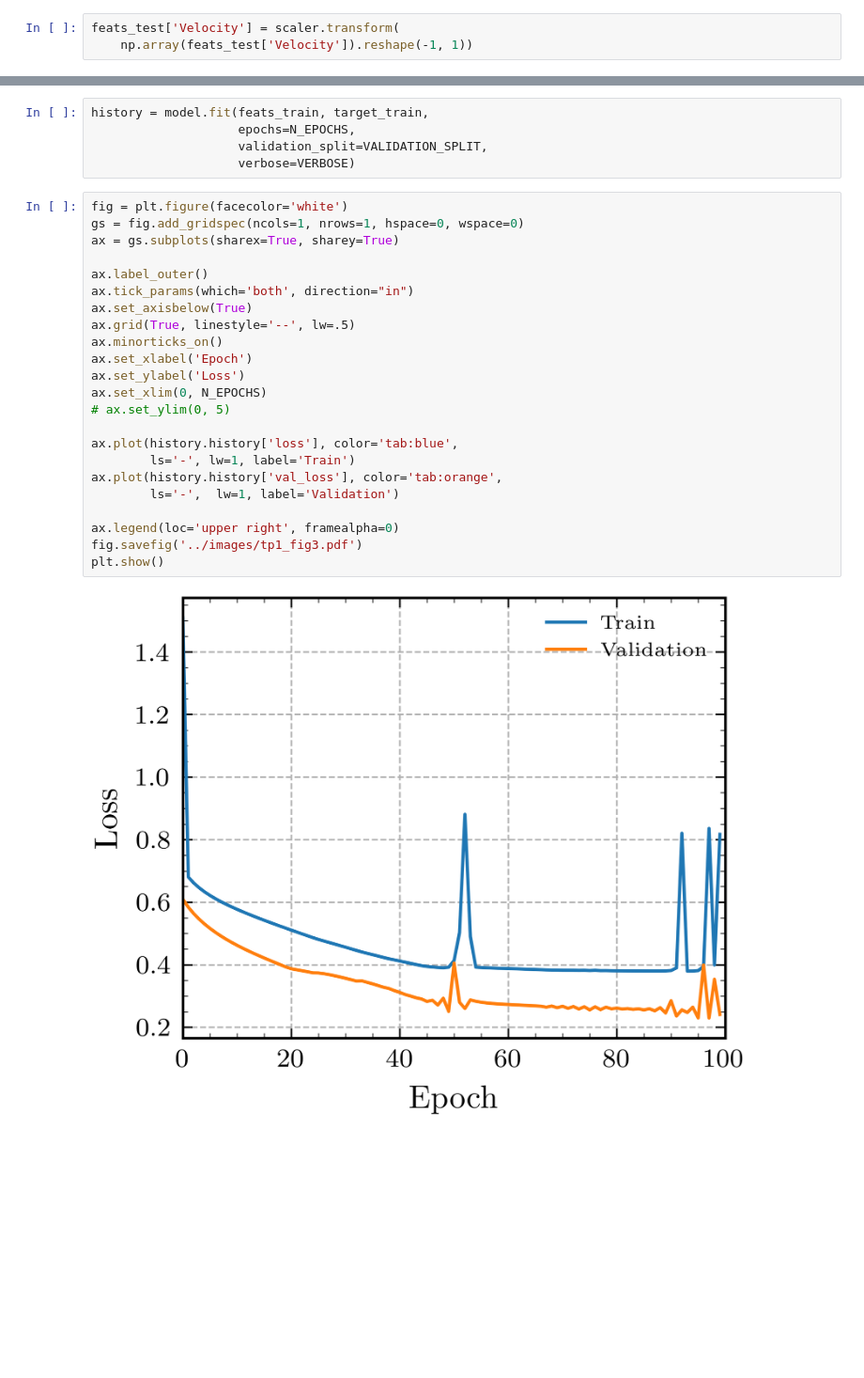
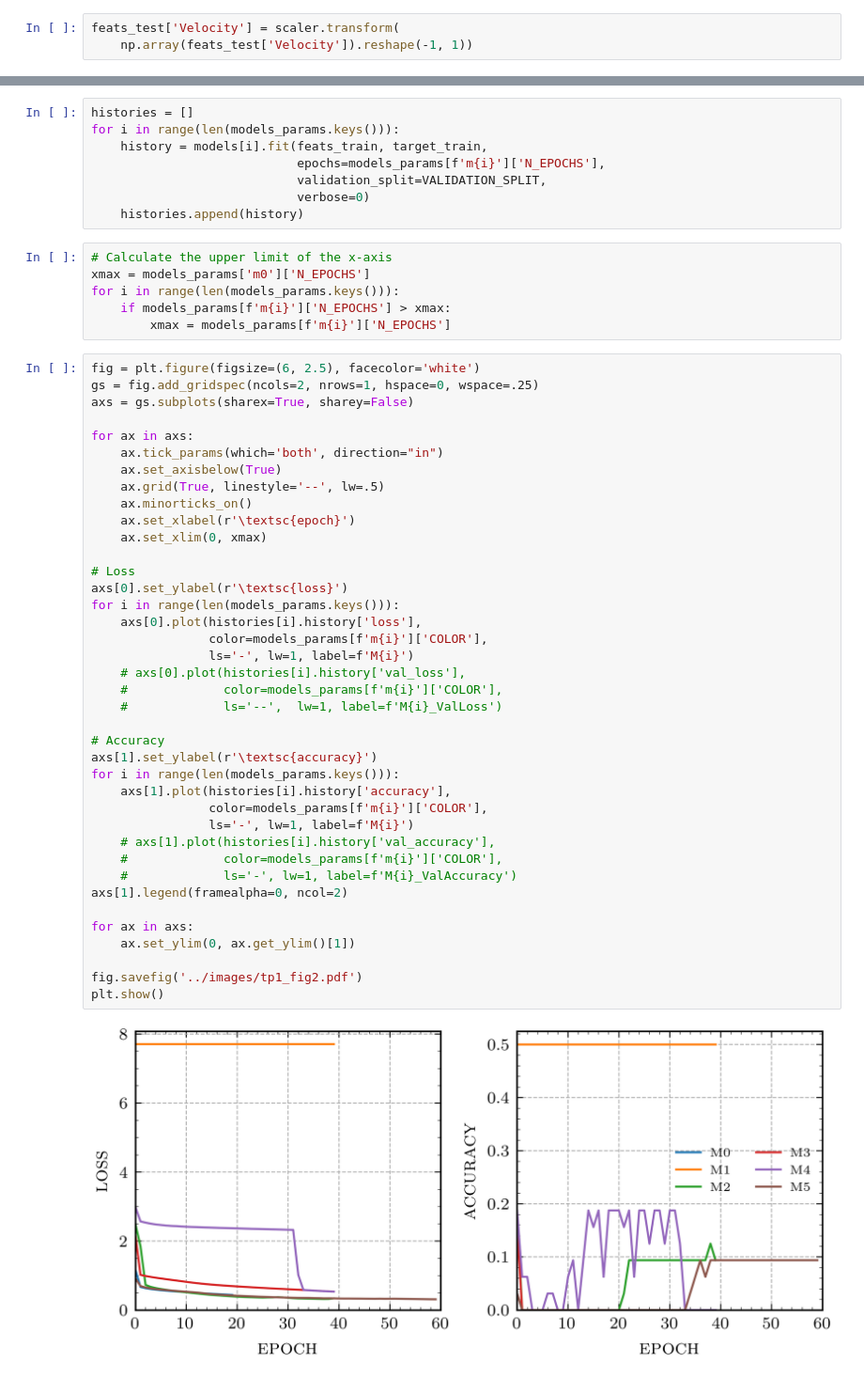
Before and after one commit to ffiza/aprendizaje-automatico-lamp, a Jupyter notebook: code/tp1_cmes.ipynb, the cells around one changed output, grey strips where cells are left out. Shown at 94% size. Cells and saved outputs as stored; diff of their text form; blank space fills up the shorter version.

```diff
--- a/code/tp1_cmes.ipynb
+++ b/code/tp1_cmes.ipynb
@@ -194,30 +205,55 @@ model.compile(loss=LOSS_FUNCTION,  # Select loss function
-# %%
-history = model.fit(feats_train, target_train,
-                    epochs=N_EPOCHS,
-                    validation_split=VALIDATION_SPLIT,
-                    verbose=VERBOSE)
+# %%
+histories = []
+for i in range(len(models_params.keys())):
+    history = models[i].fit(feats_train, target_train,
+                            epochs=models_params[f'm{i}']['N_EPOCHS'],
+                            validation_split=VALIDATION_SPLIT,
+                            verbose=0)
+    histories.append(history)
+# %%
+# Calculate the upper limit of the x-axis
+xmax = models_params['m0']['N_EPOCHS']
+for i in range(len(models_params.keys())):
+    if models_params[f'm{i}']['N_EPOCHS'] > xmax:
+        xmax = models_params[f'm{i}']['N_EPOCHS']
 # %%
-fig = plt.figure(facecolor='white')
-gs = fig.add_gridspec(ncols=1, nrows=1, hspace=0, wspace=0)
-ax = gs.subplots(sharex=True, sharey=True)
+fig = plt.figure(figsize=(6, 2.5), facecolor='white')
+gs = fig.add_gridspec(ncols=2, nrows=1, hspace=0, wspace=.25)
+axs = gs.subplots(sharex=True, sharey=False)
 
-ax.label_outer()
-ax.tick_params(which='both', direction="in")
-ax.set_axisbelow(True)
-ax.grid(True, linestyle='--', lw=.5)
-ax.minorticks_on()
-ax.set_xlabel('Epoch')
-ax.set_ylabel('Loss')
-ax.set_xlim(0, N_EPOCHS)
-# ax.set_ylim(0, 5)
+for ax in axs:
+    ax.tick_params(which='both', direction="in")
+    ax.set_axisbelow(True)
+    ax.grid(True, linestyle='--', lw=.5)
+    ax.minorticks_on()
+    ax.set_xlabel(r'\textsc{epoch}')
+    ax.set_xlim(0, xmax)
 
-ax.plot(history.history['loss'], color='tab:blue',
-        ls='-', lw=1, label='Train')
-ax.plot(history.history['val_loss'], color='tab:orange',
-        ls='-',  lw=1, label='Validation')
+# Loss
+axs[0].set_ylabel(r'\textsc{loss}')
+for i in range(len(models_params.keys())):
+    axs[0].plot(histories[i].history['loss'],
+                color=models_params[f'm{i}']['COLOR'],
+                ls='-', lw=1, label=f'M{i}')
+    # axs[0].plot(histories[i].history['val_loss'],
+    #             color=models_params[f'm{i}']['COLOR'],
+    #             ls='--',  lw=1, label=f'M{i}_ValLoss')
 
-ax.legend(loc='upper right', framealpha=0)
-fig.savefig('../images/tp1_fig3.pdf')
+# Accuracy
+axs[1].set_ylabel(r'\textsc{accuracy}')
+for i in range(len(models_params.keys())):
+    axs[1].plot(histories[i].history['accuracy'],
+                color=models_params[f'm{i}']['COLOR'],
+                ls='-', lw=1, label=f'M{i}')
+    # axs[1].plot(histories[i].history['val_accuracy'],
+    #             color=models_params[f'm{i}']['COLOR'],
+    #             ls='-', lw=1, label=f'M{i}_ValAccuracy')
+axs[1].legend(framealpha=0, ncol=2)
+
+for ax in axs:
+    ax.set_ylim(0, ax.get_ylim()[1])
+
+fig.savefig('../images/tp1_fig2.pdf')
 plt.show()
 # %% [output]
-[figure, old version]
+[figure, new version]
```
Also changed, not shown: parts of 34 cells of this notebook, 3 other files.
